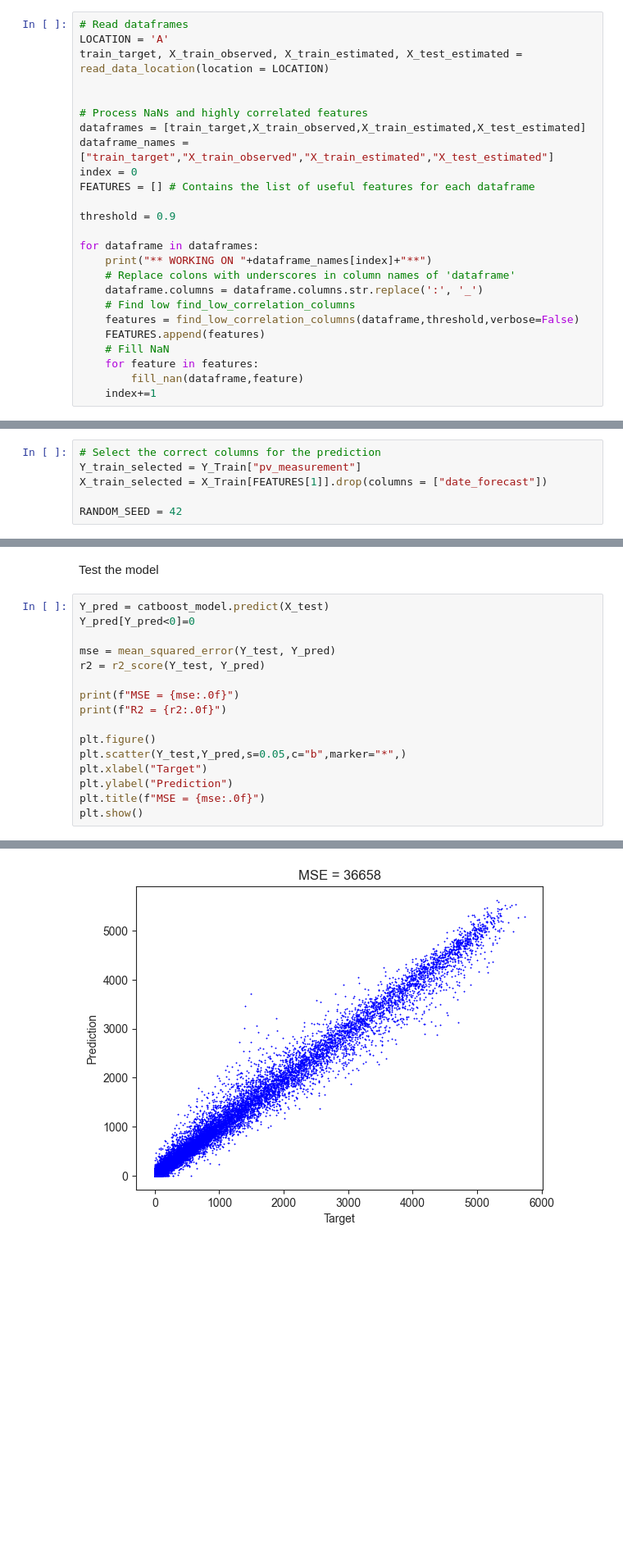
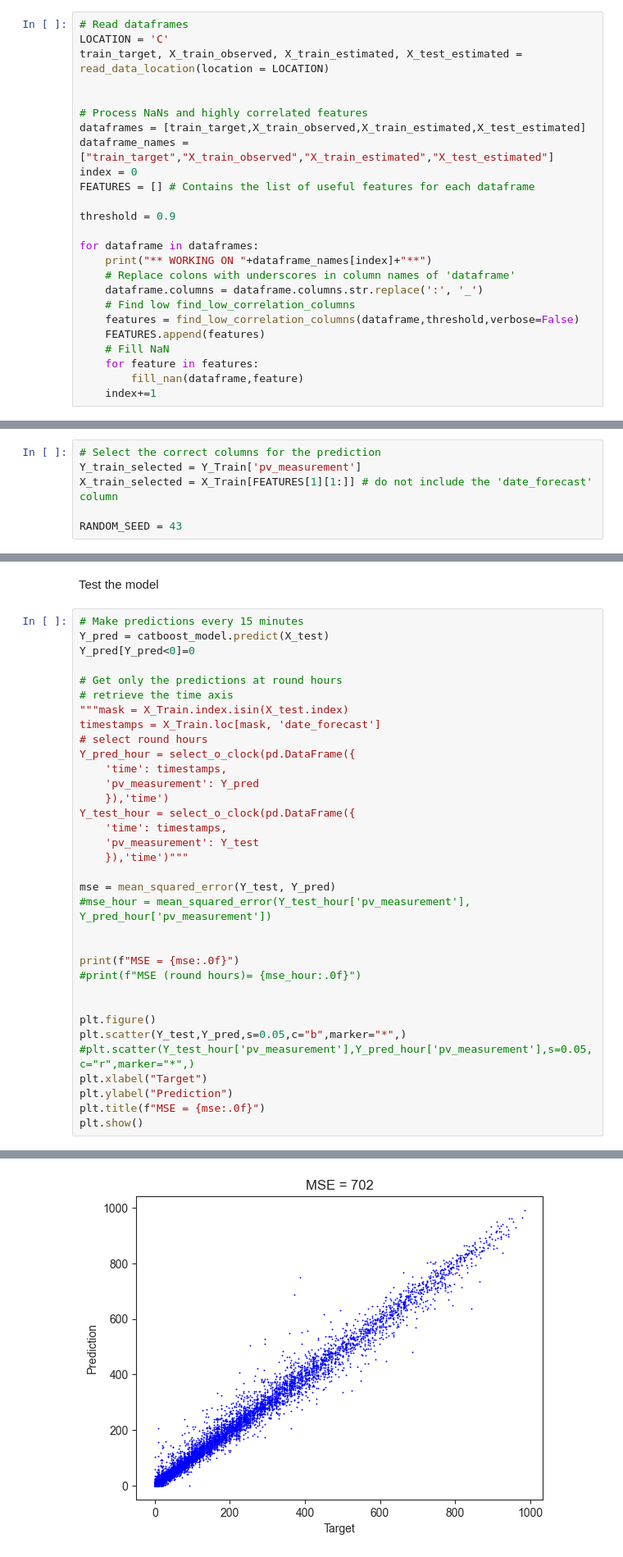
Before and after one commit to hugokerino/Energy-forecasting-NTNU, a Jupyter notebook: data/Noe/Data_exploration.ipynb, the cells around one changed output, grey strips where cells are left out. Shown at 82% size. Saved outputs shown, nothing was run; the diff lists cells and outputs as text; blank space fills up the shorter version.

```diff
--- a/data/Noe/Data_exploration.ipynb
+++ b/data/Noe/Data_exploration.ipynb
@@ -718,7 +761,7 @@ Here we try to implement a cleaner version of the dataset loader. Eventually we
 First, we read the data from the parquet files and get the low correlation columns as well as filling in the `NaN` values.
 # %%
 # Read dataframes
-LOCATION = 'A'
+LOCATION = 'C'
 train_target, X_train_observed, X_train_estimated, X_test_estimated = read_data_location(location = LOCATION)
 
 
@@ -817,10 +862,10 @@ There are no retarded features in the current datasets so these predictors will
 Also, there is absolutely zero consideration for statistics and normalization so the results can definitely be improved with better data processing
 # %%
 # Select the correct columns for the prediction
-Y_train_selected = Y_Train["pv_measurement"]
-X_train_selected = X_Train[FEATURES[1]].drop(columns = ["date_forecast"])
+Y_train_selected = Y_Train['pv_measurement']
+X_train_selected = X_Train[FEATURES[1][1:]] # do not include the 'date_forecast' column
 
-RANDOM_SEED = 42
+RANDOM_SEED = 43
 # %%
 # Split training data into train and test
 from sklearn.model_selection import train_test_split
@@ -985,17 +1030,35 @@ catboost_model.fit(X_train, Y_train)
 # %% [markdown]
 Test the model
 # %%
+# Make predictions every 15 minutes
 Y_pred = catboost_model.predict(X_test)
 Y_pred[Y_pred<0]=0
 
+# Get only the predictions at round hours
+# retrieve the time axis
+"""mask = X_Train.index.isin(X_test.index)
+timestamps = X_Train.loc[mask, 'date_forecast']
+# select round hours
+Y_pred_hour = select_o_clock(pd.DataFrame({
+    'time': timestamps,
+    'pv_measurement': Y_pred
+    }),'time')
+Y_test_hour = select_o_clock(pd.DataFrame({
+    'time': timestamps,
+    'pv_measurement': Y_test
+    }),'time')"""
+
 mse = mean_squared_error(Y_test, Y_pred)
-r2 = r2_score(Y_test, Y_pred)
+#mse_hour = mean_squared_error(Y_test_hour['pv_measurement'], Y_pred_hour['pv_measurement'])
+
 
 print(f"MSE = {mse:.0f}")
-print(f"R2 = {r2:.0f}")
+#print(f"MSE (round hours)= {mse_hour:.0f}")
+
 
 plt.figure()
 plt.scatter(Y_test,Y_pred,s=0.05,c="b",marker="*",)
+#plt.scatter(Y_test_hour['pv_measurement'],Y_pred_hour['pv_measurement'],s=0.05,c="r",marker="*",)
 plt.xlabel("Target")
 plt.ylabel("Prediction")
 plt.title(f"MSE = {mse:.0f}")
@@ -1006,4 +1068,4 @@ R2 = 1
-[figure, old version]
+[figure, new version]
 # %%
 feature_importance = catboost_model.get_feature_importance(prettified=True)
 print(feature_importance)
```
Also changed, not shown: parts of 14 cells of this notebook, 6 other files.
